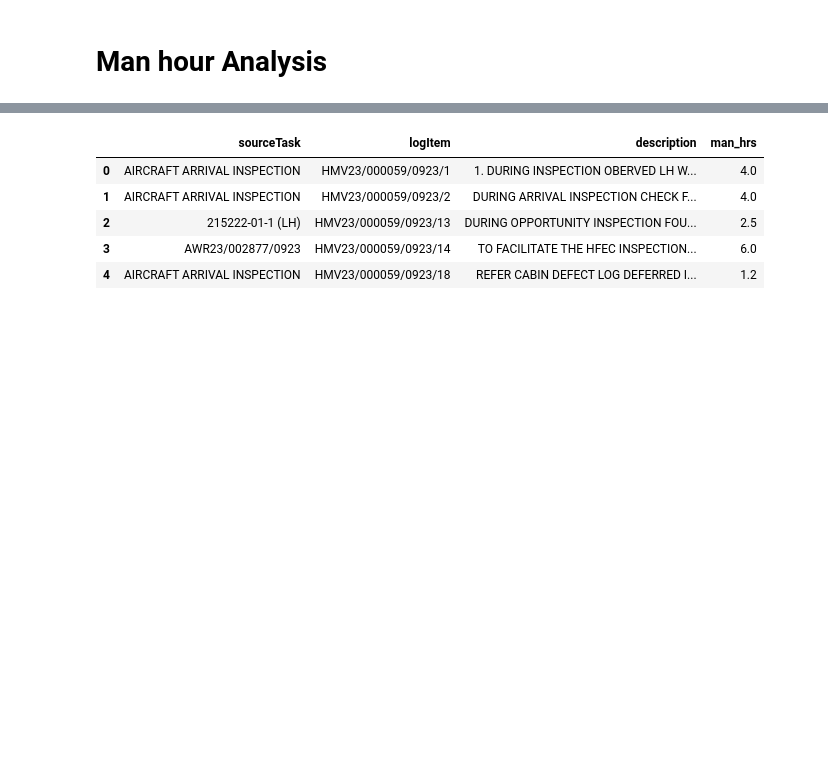
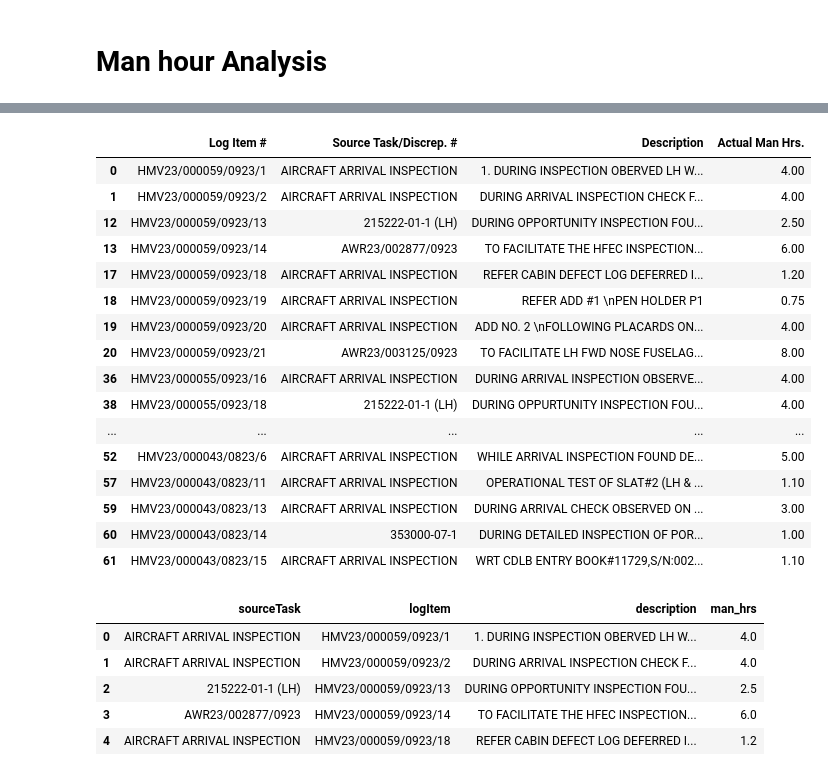
Before and after one commit to ranjithnrjk/gmr, a Jupyter notebook: flight_maintenance.ipynb, the cells around one changed output, grey strips where cells are left out. Cells and saved outputs as stored; diff of their text form; code cells hidden in the pictures; blank space fills up the shorter version.

```diff
--- a/flight_maintenance.ipynb
+++ b/flight_maintenance.ipynb
@@ -1006 +1047,21 @@ for i in df['logItem'].values:
+# %%
+task[task['Log Item #'].isin(list(set(task['Log Item #']).difference(set(logItemsInGroups))))]
+# %% [output]
+|  | Log Item # | Source Task/Discrep. # | Description | Actual Man Hrs. |
+| 0 | HMV23/000059/0923/1 | AIRCRAFT ARRIVAL INSPECTION | 1. DURING INSPECTION OBERVED LH W... | 4.00 |
+| 1 | HMV23/000059/0923/2 | AIRCRAFT ARRIVAL INSPECTION | DURING ARRIVAL INSPECTION CHECK F... | 4.00 |
+| 12 | HMV23/000059/0923/13 | 215222-01-1 (LH) | DURING OPPORTUNITY INSPECTION FOU... | 2.50 |
+| 13 | HMV23/000059/0923/14 | AWR23/002877/0923 | TO FACILITATE THE HFEC INSPECTION... | 6.00 |
+| 17 | HMV23/000059/0923/18 | AIRCRAFT ARRIVAL INSPECTION | REFER CABIN DEFECT LOG DEFERRED I... | 1.20 |
+| 18 | HMV23/000059/0923/19 | AIRCRAFT ARRIVAL INSPECTION | REFER ADD #1 \nPEN HOLDER P1 | 0.75 |
+| 19 | HMV23/000059/0923/20 | AIRCRAFT ARRIVAL INSPECTION | ADD NO. 2 \nFOLLOWING PLACARDS ON... | 4.00 |
+| 20 | HMV23/000059/0923/21 | AWR23/003125/0923 | TO FACILITATE LH FWD NOSE FUSELAG... | 8.00 |
+| 36 | HMV23/000055/0923/16 | AIRCRAFT ARRIVAL INSPECTION | DURING ARRIVAL INSPECTION OBSERVE... | 4.00 |
+| 38 | HMV23/000055/0923/18 | 215222-01-1 (LH) | DURING OPPURTUNITY INSPECTION FOU... | 4.00 |
+| ... | ... | ... | ... | ... |
+| 52 | HMV23/000043/0823/6 | AIRCRAFT ARRIVAL INSPECTION | WHILE ARRIVAL INSPECTION FOUND DE... | 5.00 |
+| 57 | HMV23/000043/0823/11 | AIRCRAFT ARRIVAL INSPECTION | OPERATIONAL TEST OF SLAT#2 (LH & ... | 1.10 |
+| 59 | HMV23/000043/0823/13 | AIRCRAFT ARRIVAL INSPECTION | DURING ARRIVAL CHECK OBSERVED ON ... | 3.00 |
+| 60 | HMV23/000043/0823/14 | 353000-07-1 | DURING DETAILED INSPECTION OF POR... | 1.00 |
+| 61 | HMV23/000043/0823/15 | AIRCRAFT ARRIVAL INSPECTION | WRT CDLB ENTRY BOOK#11729,S/N:002... | 1.10 |
 # %%
```
Also changed, not shown: parts of 25 cells of this notebook, 4 other files.
